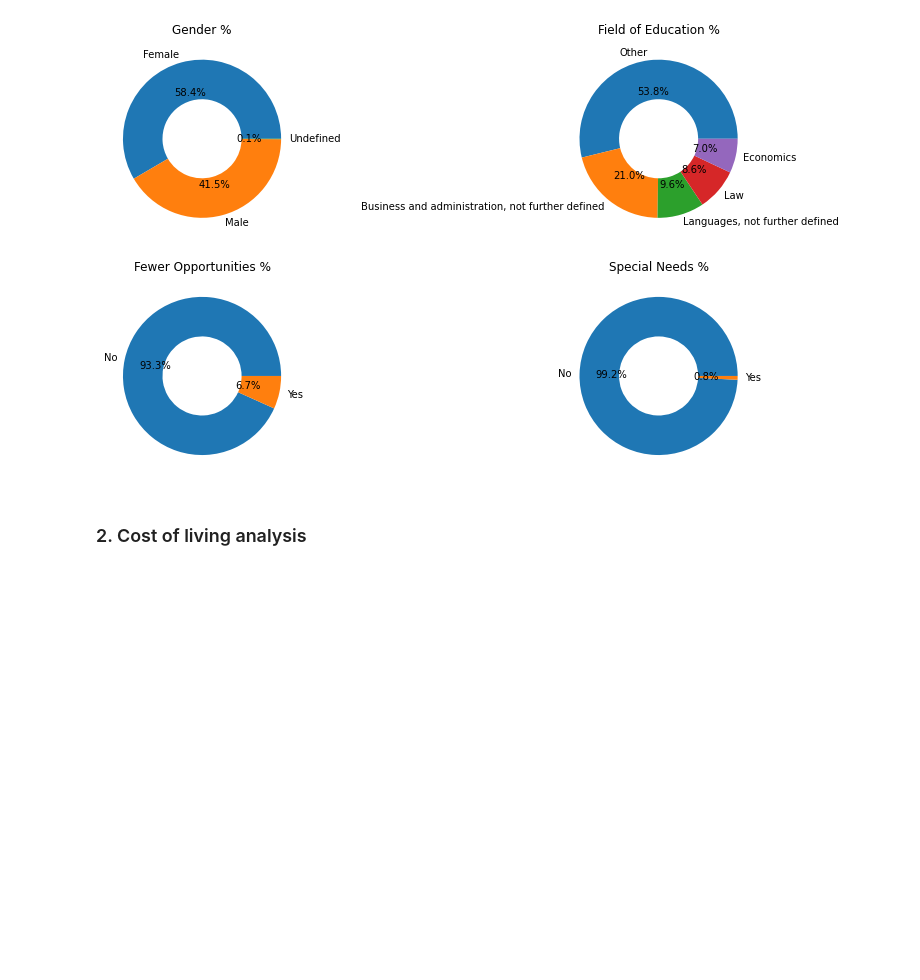
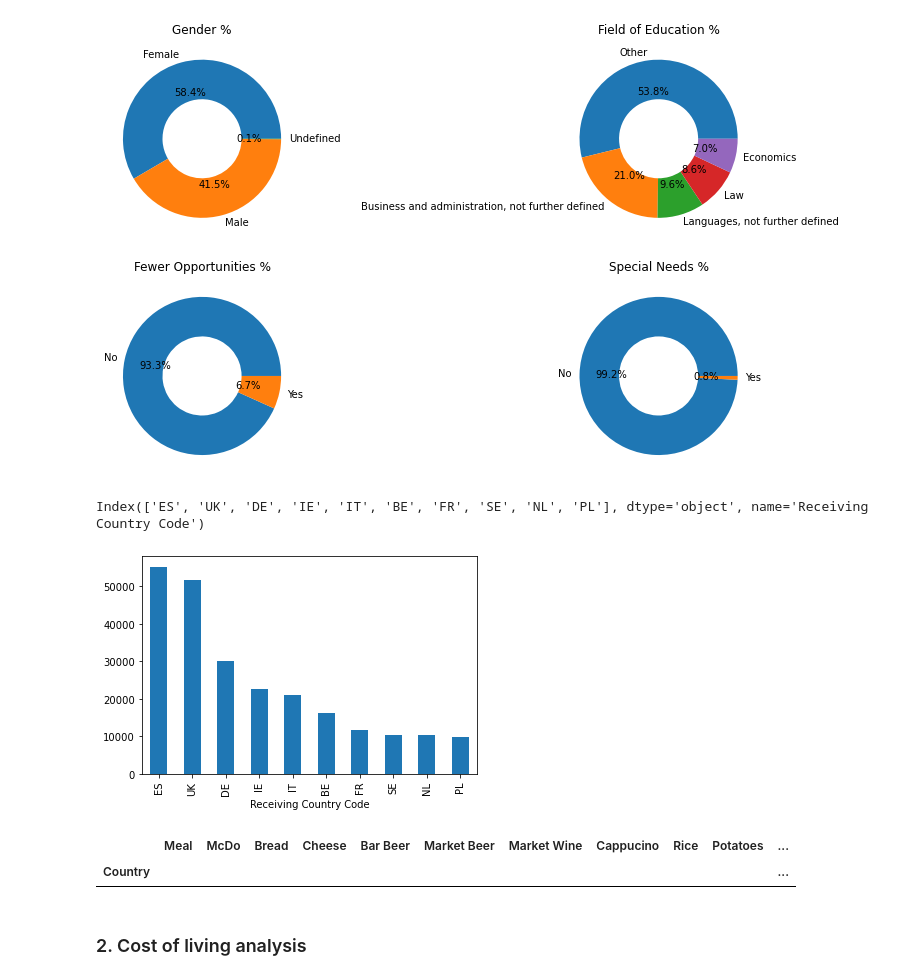
Before and after one commit to tatouti/DatabasePD, a Jupyter notebook: Erasmus_DataAnalysis.ipynb, the cells around one changed output. Cells and saved outputs as stored; diff of their text form; code cells hidden in the pictures; blank space fills up the shorter version.

```diff
--- a/Erasmus_DataAnalysis.ipynb
+++ b/Erasmus_DataAnalysis.ipynb
@@ -392,6 +418,17 @@ axs[1, 1].set_title('Special Needs %')
 # %% [output]
 Text(0.5, 1.0, 'Special Needs %')
 [figure]
+# %%
+erasmusFR=erasmus_df[erasmus_df['Participant Nationality']=='France'].groupby('Receiving Country Code').count().sort_values(by='Academic Year',ascending=False).head(10).Participants
+erasmusFR.plot(kind='bar')
+# %% [output]
+Index(['ES', 'UK', 'DE', 'IE', 'IT', 'BE', 'FR', 'SE', 'NL', 'PL'], dtype='object', name='Receiving Country Code')
+[figure, added]
+# %%
+cof[cof["Country"].isin(erasmusFR.index)].groupby('Country').mean()
+# %% [output]
+|  | Meal | McDo | Bread | Cheese | Bar Beer | Market Beer | Market Wine | Cappucino | Rice | Potatoes | ... |
+| Country |  |  |  |  |  |  |  |  |  |  | ... |
 # %% [markdown]
 ### 2. Cost of living analysis
 # %%
```
Also changed, not shown: parts of 9 cells of this notebook.
